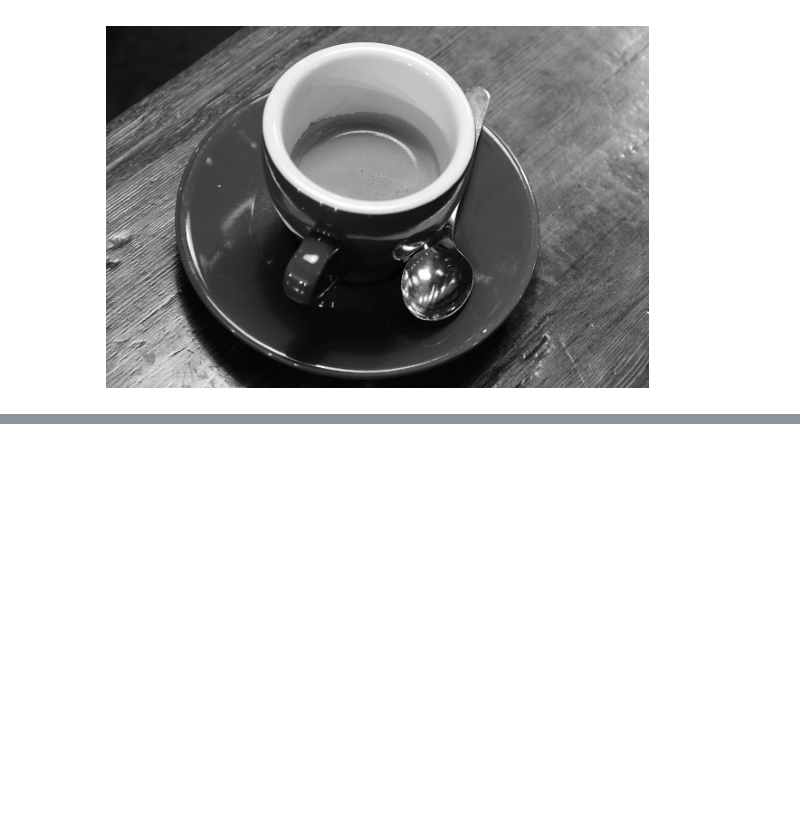
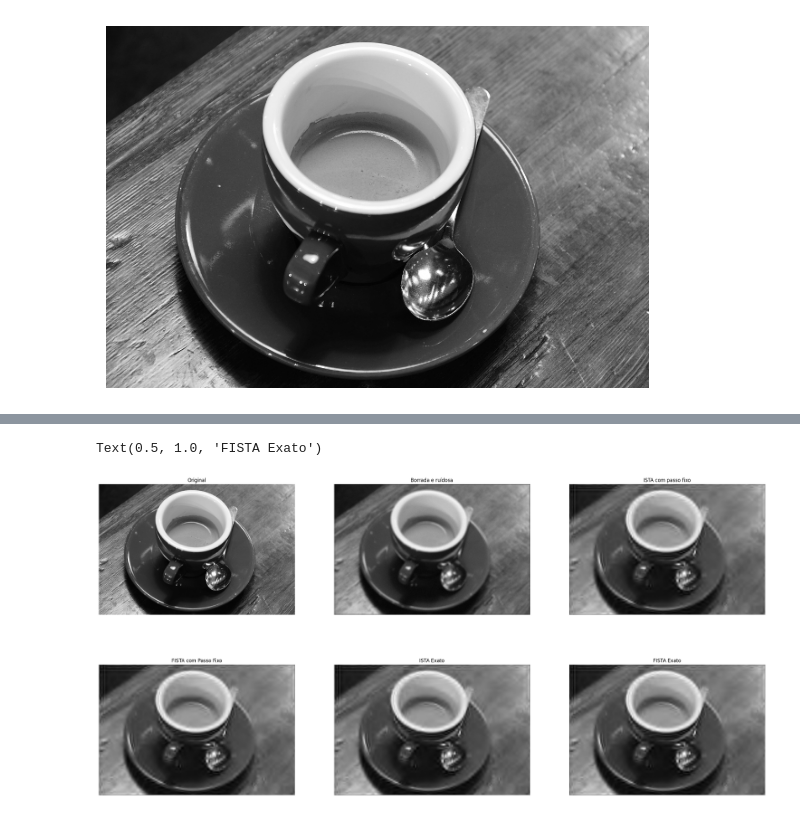
Before and after one commit to gligabo/projeto_ic, a Jupyter notebook: com_regularizacao/aplicacao_borragem_ruidosa.ipynb, the cells around one changed output, grey strips where cells are left out. Cells and saved outputs as stored; diff of their text form; code cells hidden in the pictures; blank space fills up the shorter version.

Commit message:
Implementações e testes - falta implementar os algoritmos com backtracking

```diff
--- a/com_regularizacao/aplicacao_borragem_ruidosa.ipynb
+++ b/com_regularizacao/aplicacao_borragem_ruidosa.ipynb
@@ -49,0 +68,10 @@ plt.show()
+# %%
+iters_ista_fixo = Algorithms.ista_fixo( f = f, x0 = x0, grad_f = grad_f, prox = prox, step = step, gamma = gamma, tol = 1.0e-2, wavelet = wav )
+# %%
+iters_fista_fixo = Algorithms.fista_fixo( f = f, x0 = x0, grad_f = grad_f, prox = prox, step = step, gamma = gamma, tol = 1.0e-2, wavelet = wav )
+# %%
+iters_ista_exato =  Algorithms.ista_exato( Q = ATA ,f = f, x0 = x0, grad_f = grad_f, prox = prox, gamma = gamma, tol = 1.0e-2, wavelet = wav )
+# %%
+iters_fista_exato =  Algorithms.fista_exato( Q = ATA ,f = f, x0 = x0, grad_f = grad_f, prox = prox, gamma = gamma, tol = 1.0e-2, wavelet = wav )
+#note que o fista com o tamanho de passo calculado exato não parece estar convergindo, (pode ser pq step > 1/L talvez?)
+#fiz alguns testes deixando o step = 1.4 para todos os algoritmos, no ISTA converge, no FISTA não converge)
@@ -49,0 +99,35 @@ plt.show()
+# %%
+plt.figure( figsize = ( 30, 15 ) )
+
+plt.subplot( 2, 3, 1 )
+plt.imshow( img, cmap = plt.cm.gray )
+plt.axis( "off" )
+plt.title( "Original" )
+
+plt.subplot( 2, 3, 2 )
+plt.imshow( b, cmap = plt.cm.gray )
+plt.axis( "off" )
+plt.title( "Borrada e ruídosa" )
+
+plt.subplot( 2, 3, 3 )
+plt.imshow( iters_ista_fixo[ -1 ], cmap = plt.cm.gray )
+plt.axis( "off" )
+plt.title( "ISTA com passo fixo" )
+
+plt.subplot( 2, 3, 4 )
+plt.imshow( iters_fista_fixo[ -1 ], cmap = plt.cm.gray )
+plt.axis( "off" )
+plt.title( "FISTA com Passo Fixo" )
+
+plt.subplot( 2, 3, 5 )
+plt.imshow( iters_ista_exato[ -1 ], cmap = plt.cm.gray )
+plt.axis( "off" )
+plt.title( "ISTA Exato" )
+
+plt.subplot( 2, 3, 6 )
+plt.imshow( iters_fista_exato[ -1 ], cmap = plt.cm.gray )
+plt.axis( "off" )
+plt.title( "FISTA Exato" )
+# %% [output]
+Text(0.5, 1.0, 'FISTA Exato')
+[figure, added]
```
Also changed, not shown: parts of 11 cells of this notebook, 1 other file.
